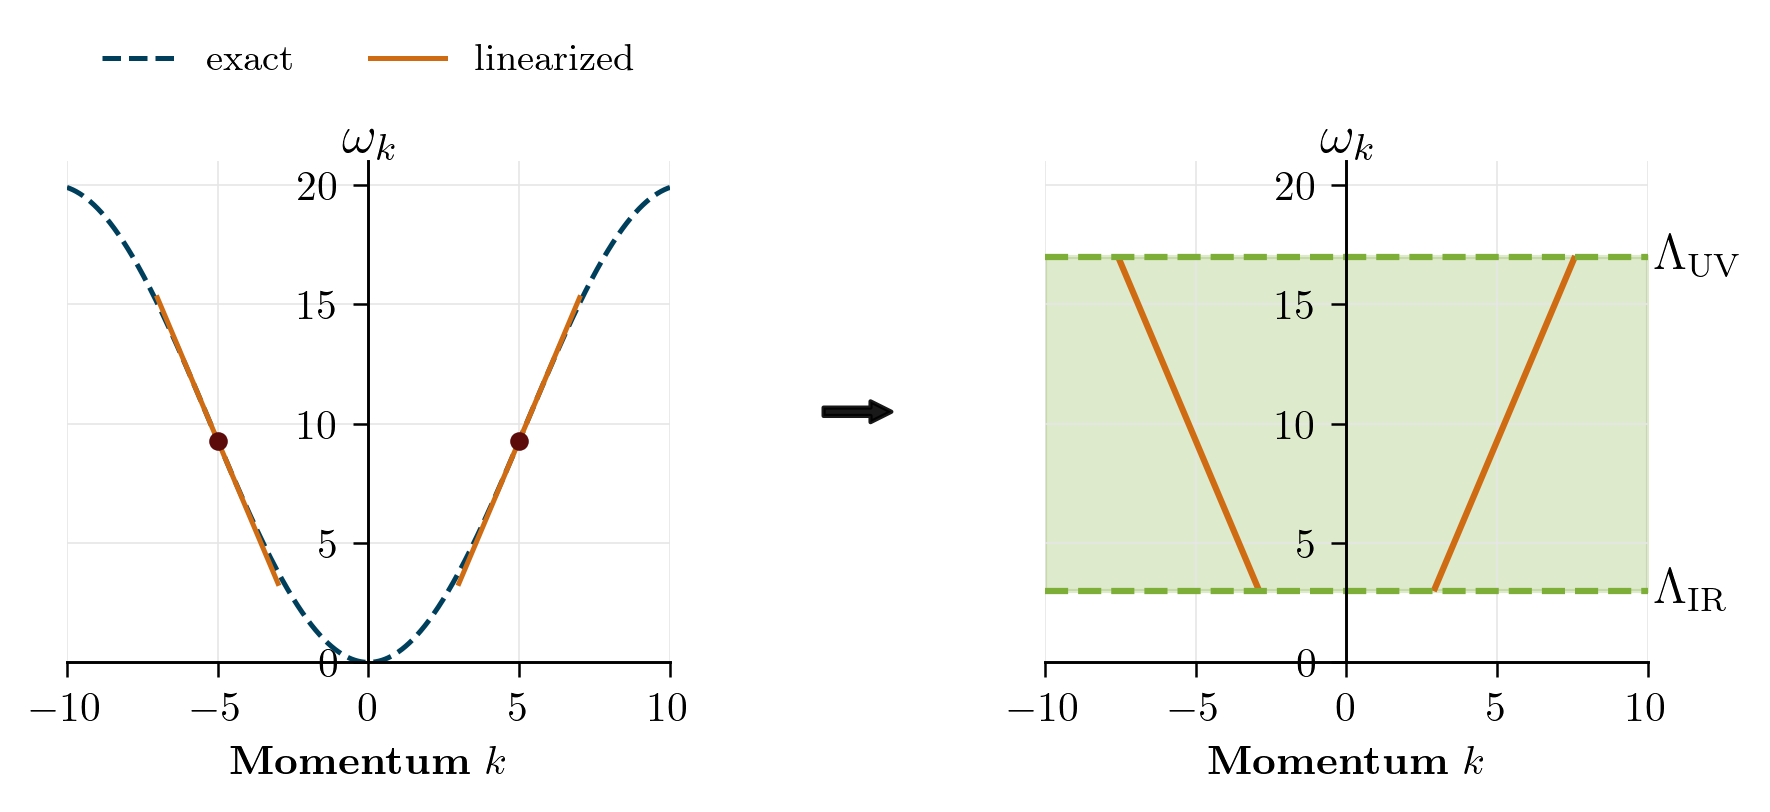
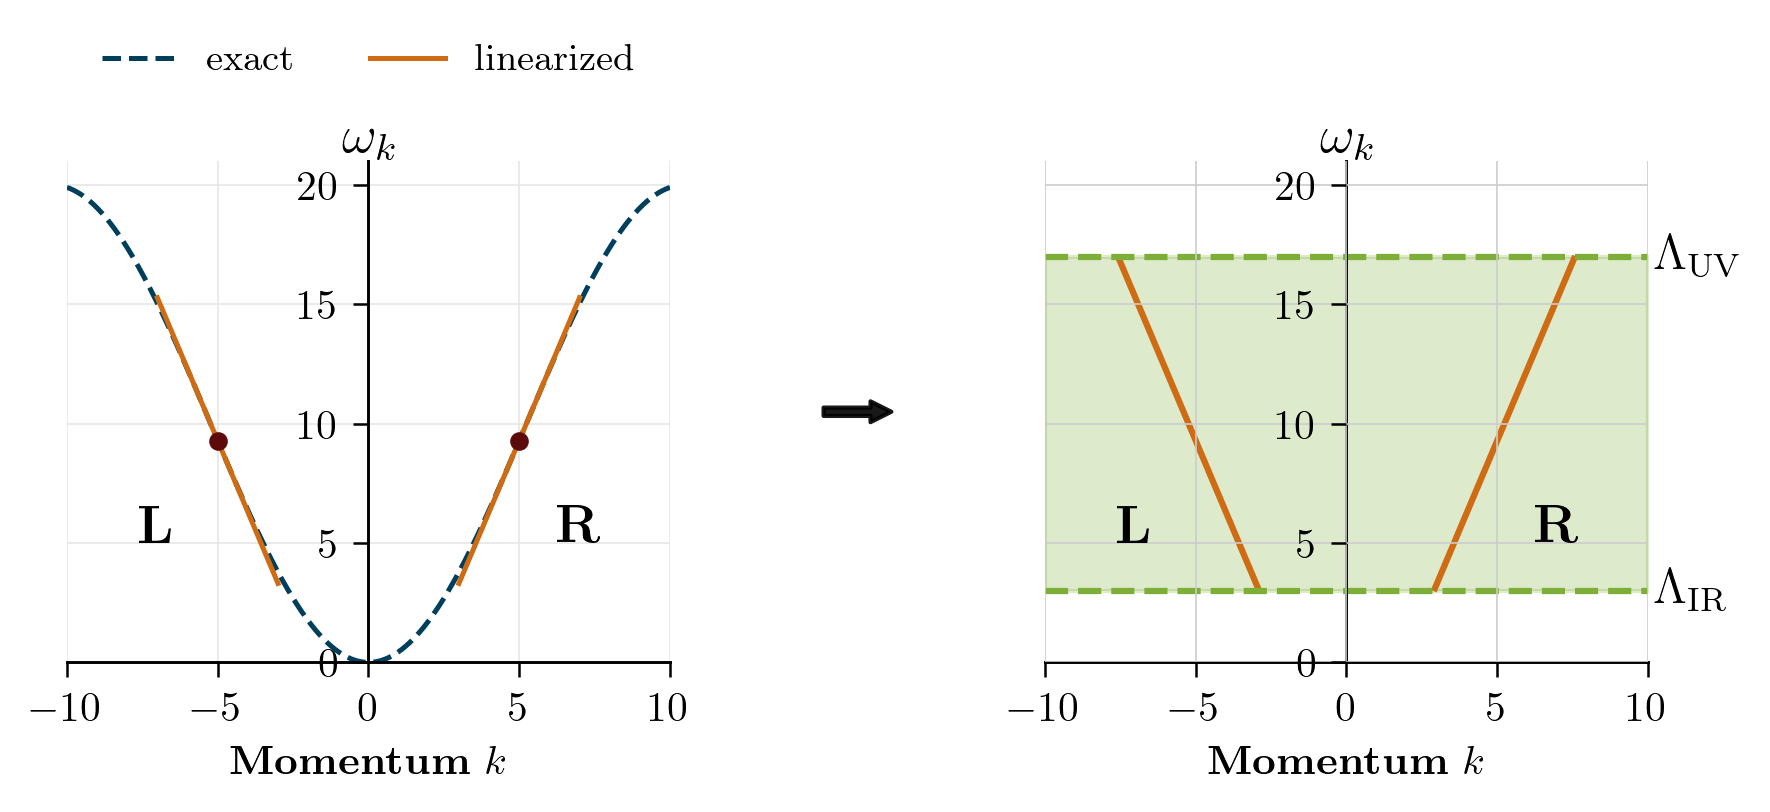
Code edit (unified diff) that turned the first committed figure into the second:
--- before
+++ after
@@ -1,2 +1,6 @@
+color_omega_exact = "#003f5c"
+color_omega_lin = "#cf6c13"
+color_truncation = "#7dae37"
+
 # -------------------------
 # Physical parameters
@@ -86,4 +90,23 @@
     size=13
 )
+
+# L label
+ax1.text(
+    -7,
+    5,
+    r'\textbf{L}',
+    ha='center',
+    size=13
+)
+
+# R label
+ax1.text(
+    7,
+    5,
+    r'\textbf{R}',
+    ha='center',
+    size=13
+)
+
 
 #Legend
@@ -142,5 +165,6 @@
     Lambda_UV,
     color=color_truncation,
-    alpha=0.25
+    alpha=0.25,
+    zorder=-1
 )
 
@@ -163,5 +187,24 @@
 )
 
-ax3.grid(color='0.9', linewidth=0.4)
+# L label
+ax3.text(
+    -7,
+    5,
+    r'\textbf{L}',
+    ha='center',
+    size=13
+)
+
+# R label
+ax3.text(
+    7,
+    5,
+    r'\textbf{R}',
+    ha='center',
+    size=13
+)
+
+ax3.set_axisbelow(False)
+ax3.grid(color='0.8', linewidth=0.4)
 
 plt.tight_layout()

Commit: check behavior of bare param against bandwidth